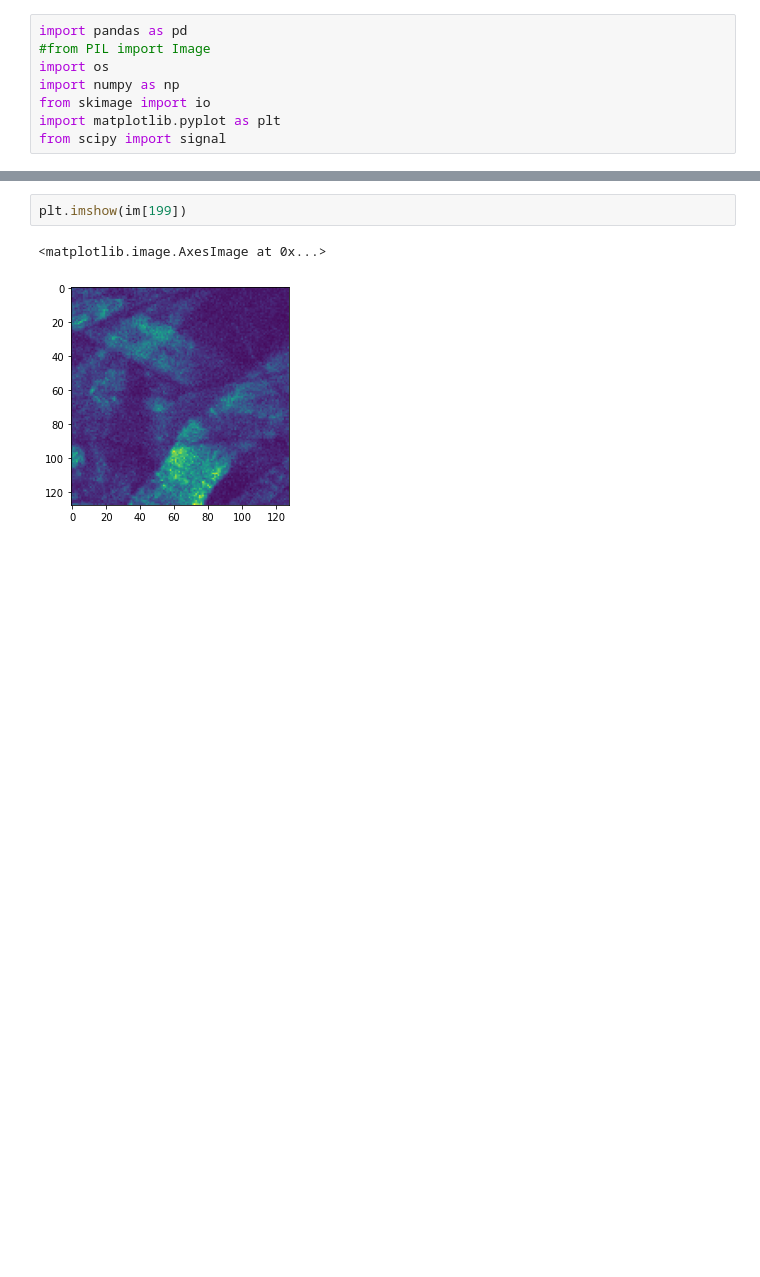
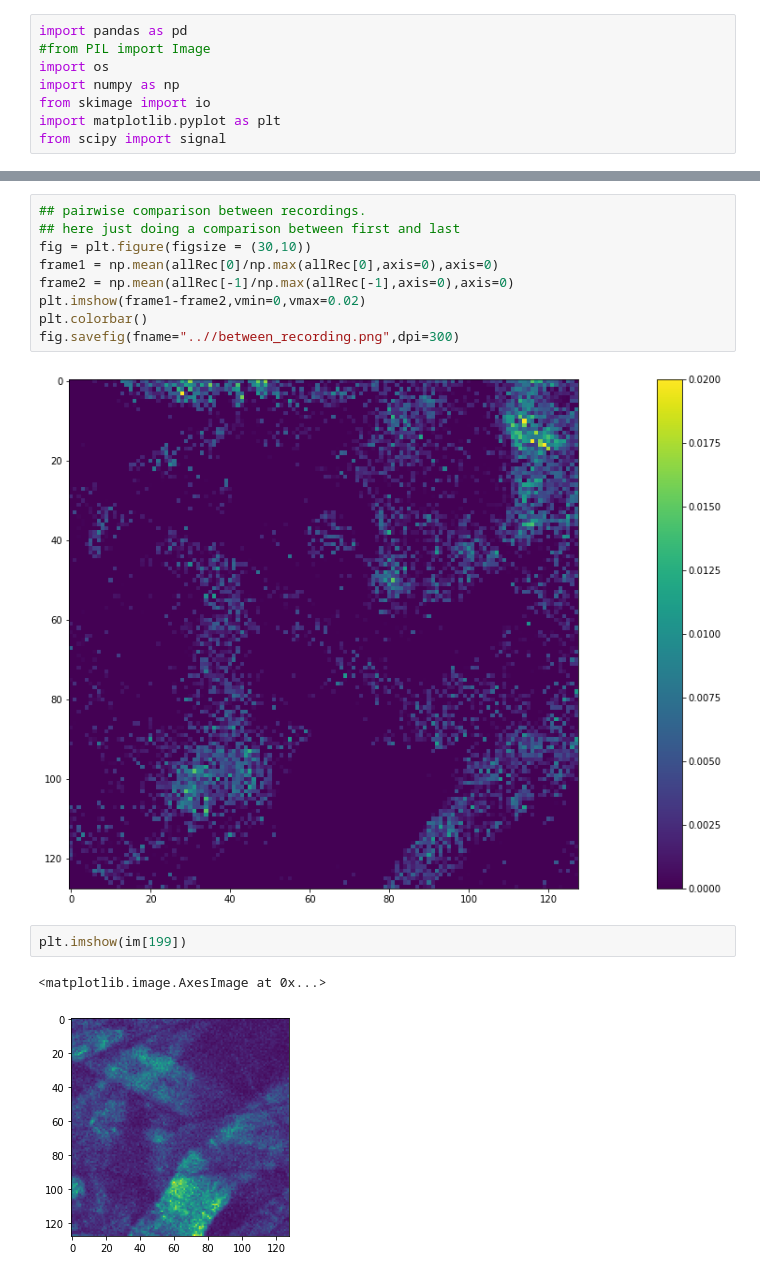
Before and after one commit to Open-2-Photon-Microscope/OF-larger-delta-stage, a Jupyter notebook: code/test_delta.ipynb, the cells around one changed output, grey strips where cells are left out. Cells and saved outputs as stored; diff of their text form; blank space fills up the shorter version.

```diff
--- a/code/test_delta.ipynb
+++ b/code/test_delta.ipynb
@@ -26,3 +70,14 @@ plt.imshow(im.mean(axis=0))
+# %%
+## pairwise comparison between recordings.
+## here just doing a comparison between first and last
+fig = plt.figure(figsize = (30,10))
+frame1 = np.mean(allRec[0]/np.max(allRec[0],axis=0),axis=0)
+frame2 = np.mean(allRec[-1]/np.max(allRec[-1],axis=0),axis=0)
+plt.imshow(frame1-frame2,vmin=0,vmax=0.02)
+plt.colorbar()
+fig.savefig(fname="..//between_recording.png",dpi=300)
+# %% [output]
+[figure, added]
 # %%
 plt.imshow(im[199])
 # %% [output]
```
Also changed, not shown: parts of 8 cells of this notebook, 2 other files.
